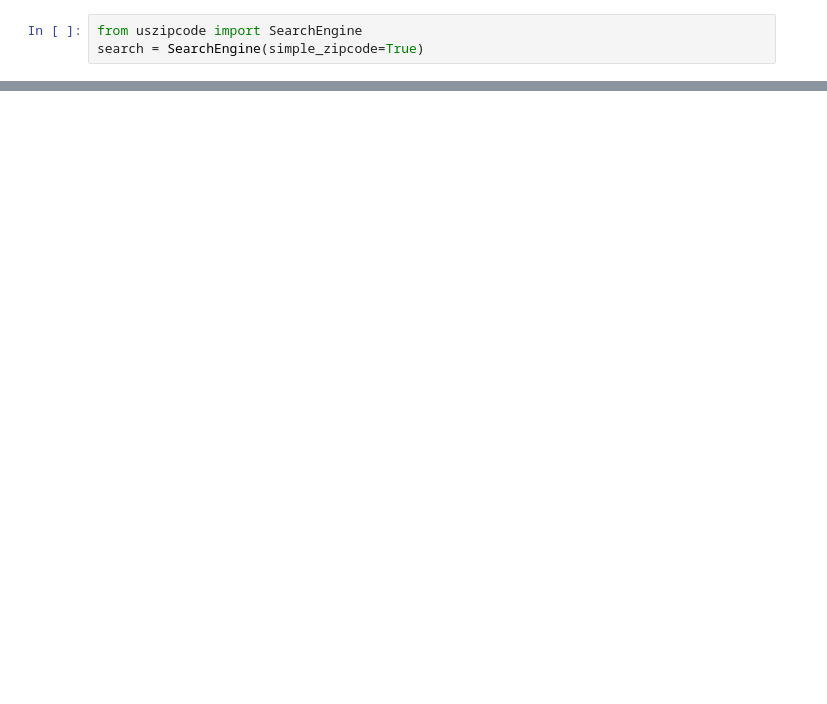
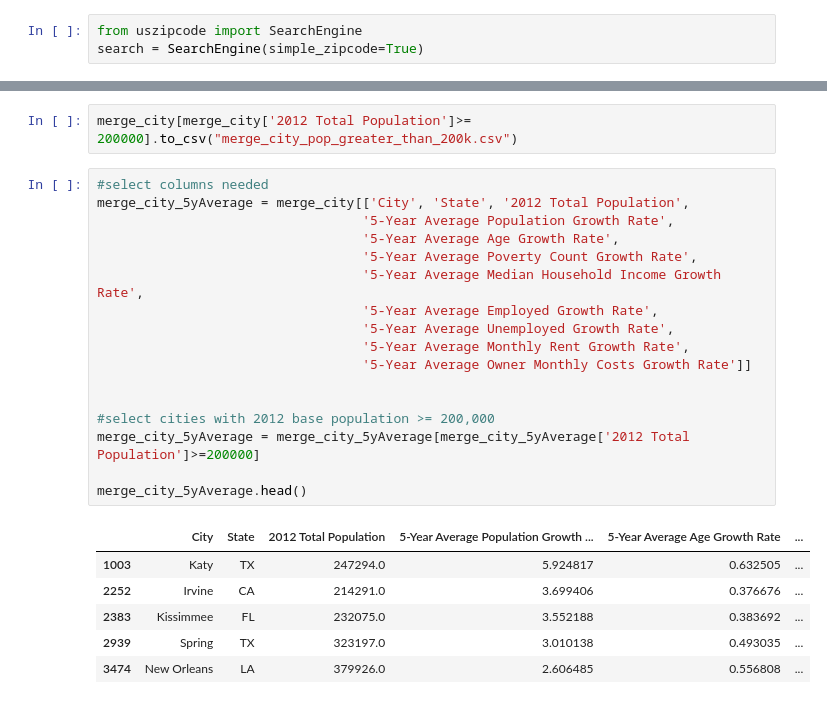
Before and after one commit to paulinatharail/Project_1_Fastest_Growing_Cities, a Jupyter notebook: Census_API_alternate.ipynb, the cells around one changed output, grey strips where cells are left out. Drawn from its saved outputs; the diff is of its cells as text; blank space fills up the shorter version.

```diff
--- a/Census_API_alternate.ipynb
+++ b/Census_API_alternate.ipynb
@@ -143,0 +224,26 @@ Growth_df.head(100)
+# %%
+merge_city[merge_city['2012 Total Population']>= 200000].to_csv("merge_city_pop_greater_than_200k.csv")
+# %%
+#select columns needed
+merge_city_5yAverage = merge_city[['City', 'State', '2012 Total Population',
+                                  '5-Year Average Population Growth Rate',
+                                  '5-Year Average Age Growth Rate',
+                                  '5-Year Average Poverty Count Growth Rate',
+                                  '5-Year Average Median Household Income Growth Rate',
+                                  '5-Year Average Employed Growth Rate',
+                                  '5-Year Average Unemployed Growth Rate',
+                                  '5-Year Average Monthly Rent Growth Rate',
+                                  '5-Year Average Owner Monthly Costs Growth Rate']]
+
+
+#select cities with 2012 base population >= 200,000
+merge_city_5yAverage = merge_city_5yAverage[merge_city_5yAverage['2012 Total Population']>=200000]
+
+merge_city_5yAverage.head()
+# %% [output]
+|  | City | State | 2012 Total Population | 5-Year Average Population Growth ... | 5-Year Average Age Growth Rate | ... |
+| 1003 | Katy | TX | 247294.0 | 5.924817 | 0.632505 | ... |
+| 2252 | Irvine | CA | 214291.0 | 3.699406 | 0.376676 | ... |
+| 2383 | Kissimmee | FL | 232075.0 | 3.552188 | 0.383692 | ... |
+| 2939 | Spring | TX | 323197.0 | 3.010138 | 0.493035 | ... |
+| 3474 | New Orleans | LA | 379926.0 | 2.606485 | 0.556808 | ... |
```
Also changed, not shown: parts of 22 cells of this notebook, 1 other file.
